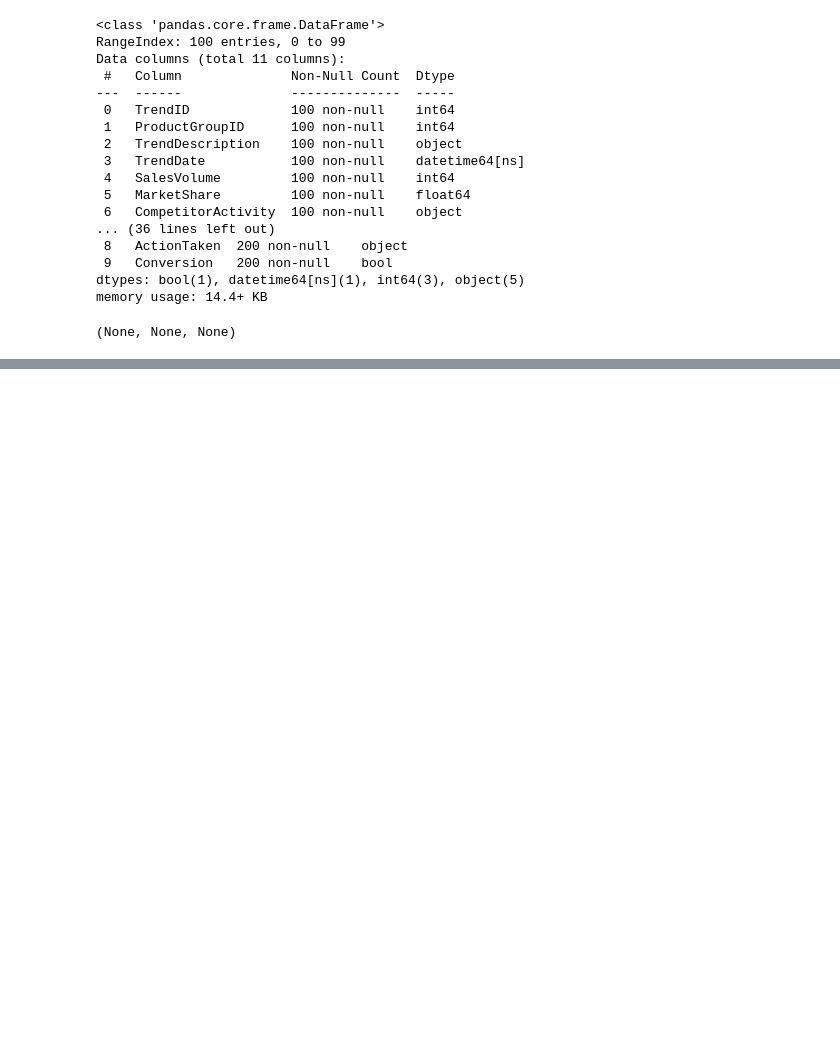
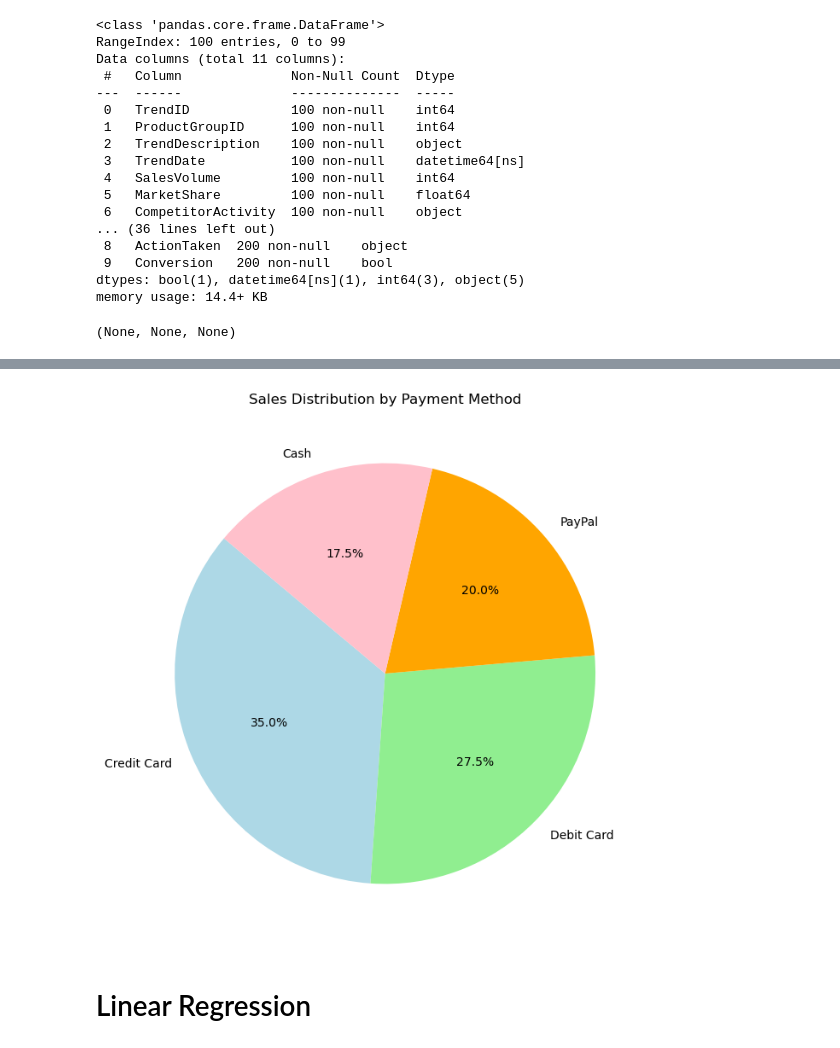
Before and after one commit to vvtruong27/BPS_ASM, a Jupyter notebook: ASM_Part2/businessProcessSupport.ipynb, the cells around one changed output, grey strips where cells are left out. Drawn from its saved outputs; the diff is of its cells as text; code cells hidden in the pictures; blank space fills up the shorter version.

```diff
--- a/ASM_Part2/businessProcessSupport.ipynb
+++ b/ASM_Part2/businessProcessSupport.ipynb
@@ -141,0 +184,15 @@ website_access_category_df.to_csv('../cleanedDataset/cleaned_website_access_cate
+# %%
+
+# Aggregate the number of sales by payment method
+payment_method_distribution = sale_df['PaymentMethod'].value_counts()
+
+# Create the pie chart
+plt.figure(figsize=(8, 8))
+payment_method_distribution.plot(kind='pie', autopct='%1.1f%%', startangle=140, colors=['lightblue', 'lightgreen', 'orange', 'pink'])
+plt.title('Sales Distribution by Payment Method')
+plt.ylabel('')  # Hide the y-label for better visual presentation
+plt.show()
+# %% [output]
+[figure, added]
+# %% [markdown]
+# Linear Regression
```
Also changed, not shown: parts of 5 cells of this notebook.
